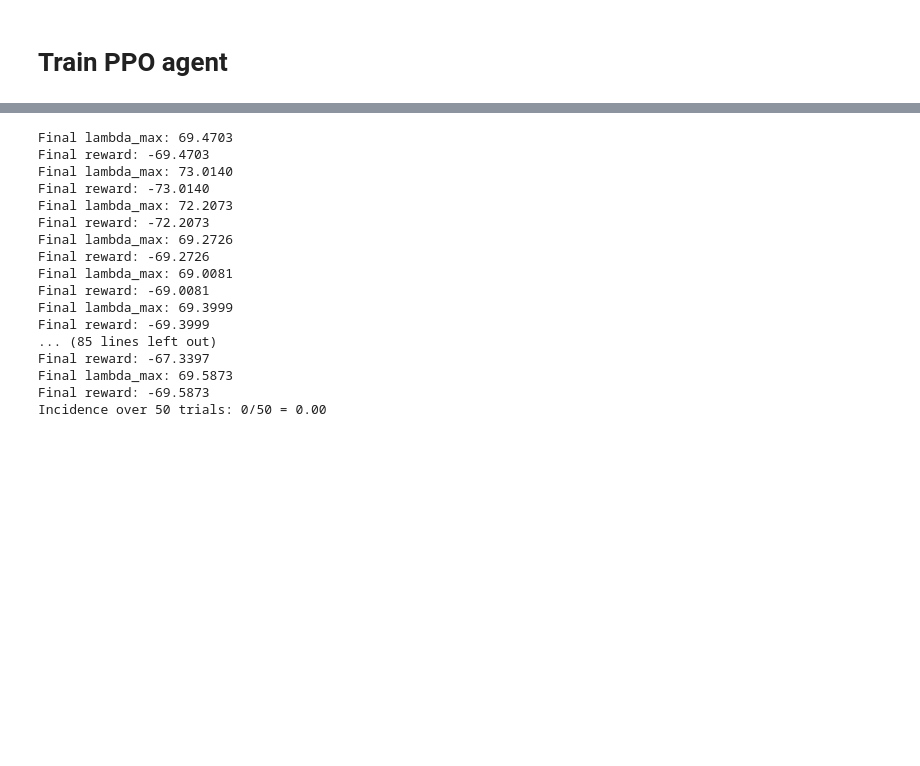
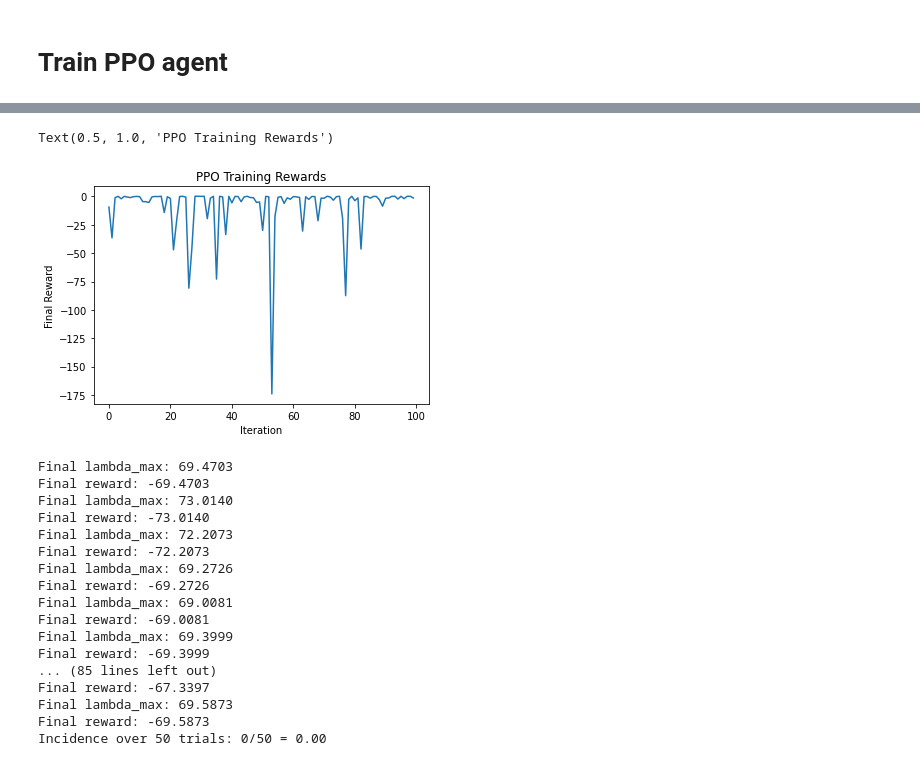
Before and after one commit to ludekcizinsky/rl-renaissance, a Jupyter notebook: renaissance/ppo_refinement.ipynb, the cells around one changed output, grey strips where cells are left out. Cells and saved outputs as stored; diff of their text form; code cells hidden in the pictures; blank space fills up the shorter version.

```diff
--- a/renaissance/ppo_refinement.ipynb
+++ b/renaissance/ppo_refinement.ipynb
@@ -97,7 +115,7 @@ ppo_agent = PPORefinement(
     T_horizon=10,
     actor_lr=1e-5,
     critic_lr=5e-5,
-    n_trajectories=256
+    n_trajectories=64
 )
 
 trained_actor, rewards = ppo_agent.train(num_training_iterations=100, output_path=this_savepath)
@@ -111,3 +143,12 @@ Avg actor loss 0.0133 Avg critic loss 1875300.3250
+# %%
+from matplotlib import pyplot as plt
+plt.plot(rewards)
+plt.xlabel('Iteration')
+plt.ylabel('Final Reward')
+plt.title('PPO Training Rewards')
+# %% [output]
+Text(0.5, 1.0, 'PPO Training Rewards')
+[figure, added]
 # %%
 def evaluate_policy_incidence(trained_actor, ppo_agent, num_trials=50):
     T_HORIZON = ppo_agent.T_horizon
```
Also changed, not shown: parts of 8 cells of this notebook, 8 other files.
